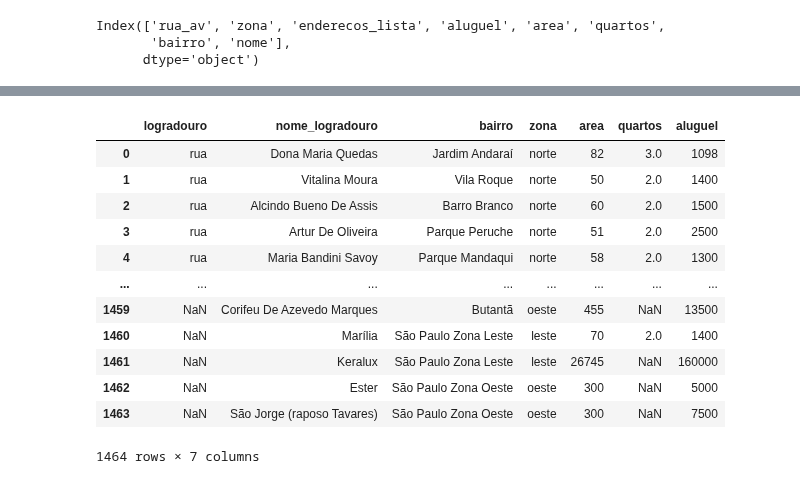
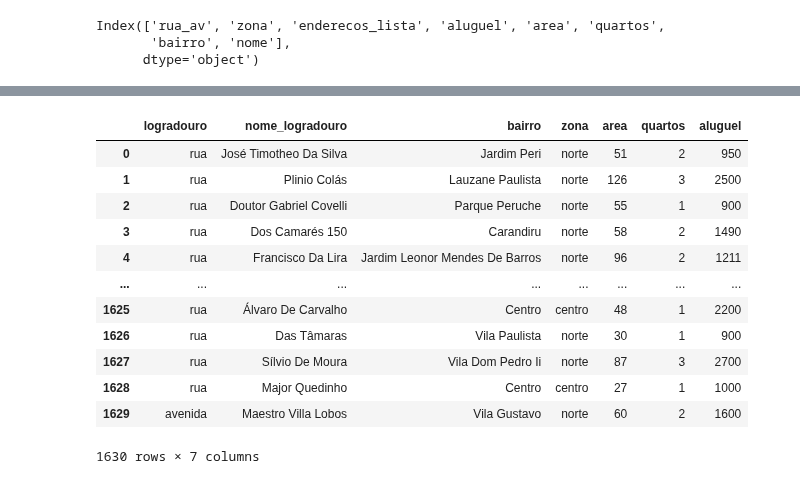
Before and after one commit to robertferro/calculadora-aluguel-ml, a Jupyter notebook: 2 - manipulação-de-dados/manipulacao_de_dados.ipynb, the cells around one changed output, grey strips where cells are left out. Cells and saved outputs as stored; diff of their text form; code cells hidden in the pictures.

```diff
--- a/2 - manipulação-de-dados/manipulacao_de_dados.ipynb
+++ b/2 - manipulação-de-dados/manipulacao_de_dados.ipynb
@@ -304,16 +370,16 @@ dados.to_csv('dados_aluguel_manipulados_ml_sao_paulo.csv', index =False , encodi
 # %%
-pd.read_csv('dados_aluguel_manipulados_ml_sao_paulo.csv', encoding = 'latin')
+pd.read_csv('dados_aluguel_manipulados.csv', encoding = 'utf-8')
 # %% [output]
 |  | logradouro | nome_logradouro | bairro | zona | area | quartos | aluguel |
-| 0 | rua | Dona Maria Quedas | Jardim Andaraí | norte | 82 | 3.0 | 1098 |
-| 1 | rua | Vitalina Moura | Vila Roque | norte | 50 | 2.0 | 1400 |
-| 2 | rua | Alcindo Bueno De Assis | Barro Branco | norte | 60 | 2.0 | 1500 |
-| 3 | rua | Artur De Oliveira | Parque Peruche | norte | 51 | 2.0 | 2500 |
-| 4 | rua | Maria Bandini Savoy | Parque Mandaqui | norte | 58 | 2.0 | 1300 |
+| 0 | rua | José Timotheo Da Silva | Jardim Peri | norte | 51 | 2 | 950 |
+| 1 | rua | Plinio Colás | Lauzane Paulista | norte | 126 | 3 | 2500 |
+| 2 | rua | Doutor Gabriel Covelli | Parque Peruche | norte | 55 | 1 | 900 |
+| 3 | rua | Dos Camarés 150 | Carandiru | norte | 58 | 2 | 1490 |
+| 4 | rua | Francisco Da Lira | Jardim Leonor Mendes De Barros | norte | 96 | 2 | 1211 |
 | ... | ... | ... | ... | ... | ... | ... | ... |
-| 1459 | NaN | Corifeu De Azevedo Marques | Butantã | oeste | 455 | NaN | 13500 |
-| 1460 | NaN | Marília | São Paulo Zona Leste | leste | 70 | 2.0 | 1400 |
-| 1461 | NaN | Keralux | São Paulo Zona Leste | leste | 26745 | NaN | 160000 |
-| 1462 | NaN | Ester | São Paulo Zona Oeste | oeste | 300 | NaN | 5000 |
-| 1463 | NaN | São Jorge (raposo Tavares) | São Paulo Zona Oeste | oeste | 300 | NaN | 7500 |
+| 1625 | rua | Álvaro De Carvalho | Centro | centro | 48 | 1 | 2200 |
+| 1626 | rua | Das Tâmaras | Vila Paulista | norte | 30 | 1 | 900 |
+| 1627 | rua | Sílvio De Moura | Vila Dom Pedro Ii | norte | 87 | 3 | 2700 |
+| 1628 | rua | Major Quedinho | Centro | centro | 27 | 1 | 1000 |
+| 1629 | avenida | Maestro Villa Lobos | Vila Gustavo | norte | 60 | 2 | 1600 |
-1464 rows × 7 columns
+1630 rows × 7 columns
```
Also changed, not shown: parts of 36 cells of this notebook, 1 other file.
